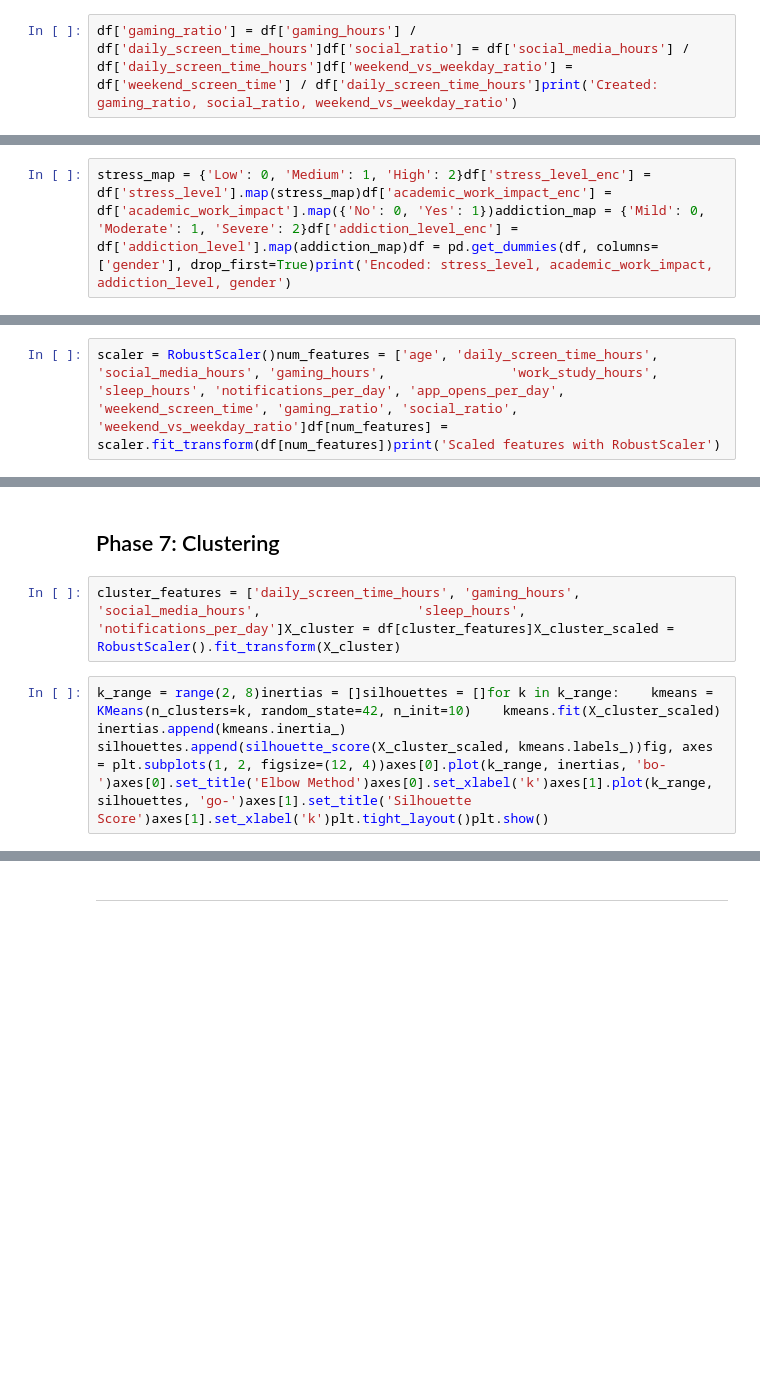
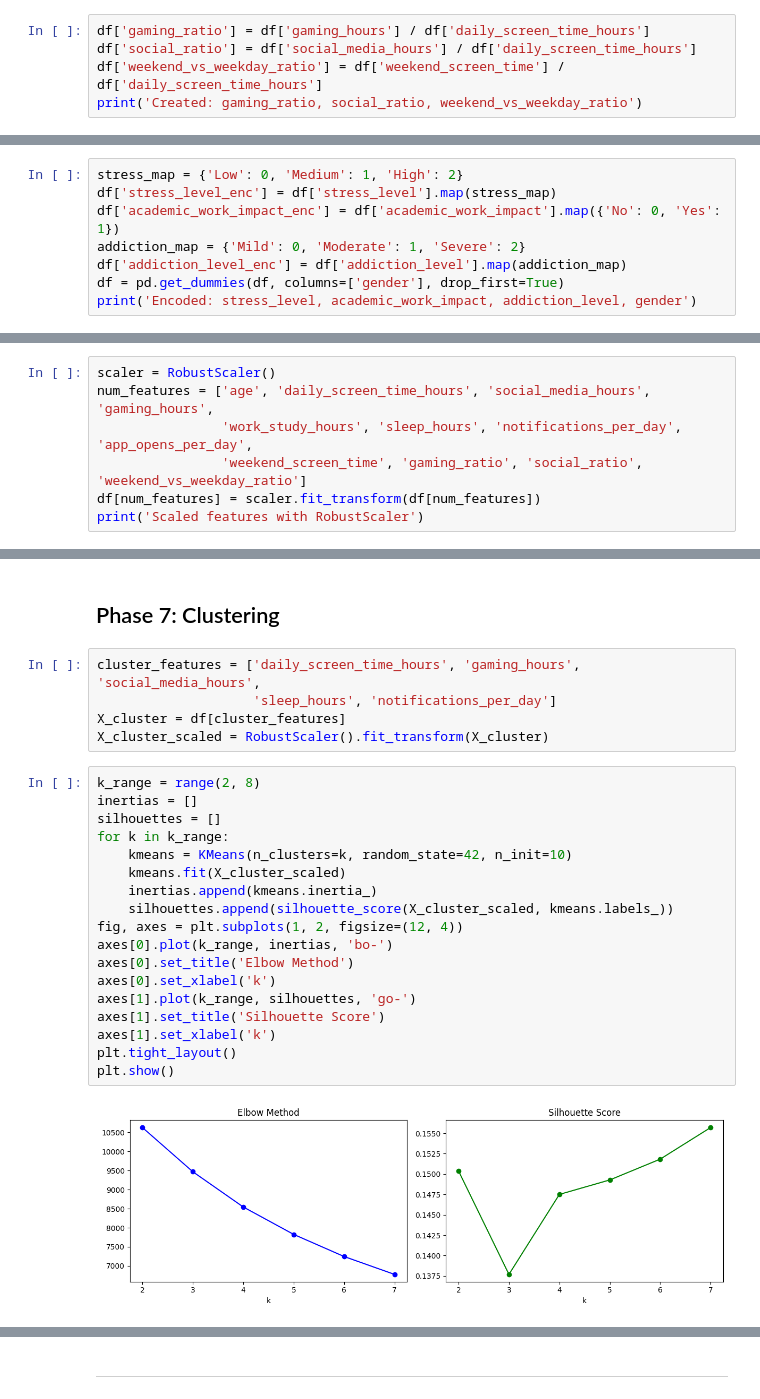
Before and after one commit to shamy-b/Smartphone-Addiction-Behavioral-Analysis, a Jupyter notebook: notebooks/analysis.ipynb, the cells around one changed output, grey strips where cells are left out. Cells and saved outputs as stored; diff of their text form; blank space fills up the shorter version.

```diff
--- a/notebooks/analysis.ipynb
+++ b/notebooks/analysis.ipynb
@@ -33,4 +119,7 @@ df.describe()
 # %% [markdown]
 ## Phase 4: Feature Engineering
 # %%
-df['gaming_ratio'] = df['gaming_hours'] / df['daily_screen_time_hours']df['social_ratio'] = df['social_media_hours'] / df['daily_screen_time_hours']df['weekend_vs_weekday_ratio'] = df['weekend_screen_time'] / df['daily_screen_time_hours']print('Created: gaming_ratio, social_ratio, weekend_vs_weekday_ratio')
+df['gaming_ratio'] = df['gaming_hours'] / df['daily_screen_time_hours']
+df['social_ratio'] = df['social_media_hours'] / df['daily_screen_time_hours']
+df['weekend_vs_weekday_ratio'] = df['weekend_screen_time'] / df['daily_screen_time_hours']
+print('Created: gaming_ratio, social_ratio, weekend_vs_weekday_ratio')
@@ -37,2 +128,8 @@ df['gaming_ratio'] = df['gaming_hours'] / df['daily_screen_time_hours']df['socia
 # %%
-stress_map = {'Low': 0, 'Medium': 1, 'High': 2}df['stress_level_enc'] = df['stress_level'].map(stress_map)df['academic_work_impact_enc'] = df['academic_work_impact'].map({'No': 0, 'Yes': 1})addiction_map = {'Mild': 0, 'Moderate': 1, 'Severe': 2}df['addiction_level_enc'] = df['addiction_level'].map(addiction_map)df = pd.get_dummies(df, columns=['gender'], drop_first=True)print('Encoded: stress_level, academic_work_impact, addiction_level, gender')
+stress_map = {'Low': 0, 'Medium': 1, 'High': 2}
+df['stress_level_enc'] = df['stress_level'].map(stress_map)
+df['academic_work_impact_enc'] = df['academic_work_impact'].map({'No': 0, 'Yes': 1})
+addiction_map = {'Mild': 0, 'Moderate': 1, 'Severe': 2}
+df['addiction_level_enc'] = df['addiction_level'].map(addiction_map)
+df = pd.get_dummies(df, columns=['gender'], drop_first=True)
+print('Encoded: stress_level, academic_work_impact, addiction_level, gender')
@@ -39,2 +138,7 @@ stress_map = {'Low': 0, 'Medium': 1, 'High': 2}df['stress_level_enc'] = df['stre
 # %%
-scaler = RobustScaler()num_features = ['age', 'daily_screen_time_hours', 'social_media_hours', 'gaming_hours',                'work_study_hours', 'sleep_hours', 'notifications_per_day', 'app_opens_per_day',                'weekend_screen_time', 'gaming_ratio', 'social_ratio', 'weekend_vs_weekday_ratio']df[num_features] = scaler.fit_transform(df[num_features])print('Scaled features with RobustScaler')
+scaler = RobustScaler()
+num_features = ['age', 'daily_screen_time_hours', 'social_media_hours', 'gaming_hours',
+                'work_study_hours', 'sleep_hours', 'notifications_per_day', 'app_opens_per_day',
+                'weekend_screen_time', 'gaming_ratio', 'social_ratio', 'weekend_vs_weekday_ratio']
+df[num_features] = scaler.fit_transform(df[num_features])
+print('Scaled features with RobustScaler')
@@ -61,7 +222,28 @@ plt.figure(figsize=(8, 6))sns.heatmap(confusion_matrix(y_test, y_pred), annot=Tr
 # %% [markdown]
 ## Phase 7: Clustering
 # %%
-cluster_features = ['daily_screen_time_hours', 'gaming_hours', 'social_media_hours',                    'sleep_hours', 'notifications_per_day']X_cluster = df[cluster_features]X_cluster_scaled = RobustScaler().fit_transform(X_cluster)
+cluster_features = ['daily_screen_time_hours', 'gaming_hours', 'social_media_hours',
+                    'sleep_hours', 'notifications_per_day']
+X_cluster = df[cluster_features]
+X_cluster_scaled = RobustScaler().fit_transform(X_cluster)
 # %%
-k_range = range(2, 8)inertias = []silhouettes = []for k in k_range:    kmeans = KMeans(n_clusters=k, random_state=42, n_init=10)    kmeans.fit(X_cluster_scaled)    inertias.append(kmeans.inertia_)    silhouettes.append(silhouette_score(X_cluster_scaled, kmeans.labels_))fig, axes = plt.subplots(1, 2, figsize=(12, 4))axes[0].plot(k_range, inertias, 'bo-')axes[0].set_title('Elbow Method')axes[0].set_xlabel('k')axes[1].plot(k_range, silhouettes, 'go-')axes[1].set_title('Silhouette Score')axes[1].set_xlabel('k')plt.tight_layout()plt.show()
+k_range = range(2, 8)
+inertias = []
+silhouettes = []
+for k in k_range:
+    kmeans = KMeans(n_clusters=k, random_state=42, n_init=10)
+    kmeans.fit(X_cluster_scaled)
+    inertias.append(kmeans.inertia_)
+    silhouettes.append(silhouette_score(X_cluster_scaled, kmeans.labels_))
+fig, axes = plt.subplots(1, 2, figsize=(12, 4))
+axes[0].plot(k_range, inertias, 'bo-')
+axes[0].set_title('Elbow Method')
+axes[0].set_xlabel('k')
+axes[1].plot(k_range, silhouettes, 'go-')
+axes[1].set_title('Silhouette Score')
+axes[1].set_xlabel('k')
+plt.tight_layout()
+plt.show()
+# %% [output]
+[figure, added]
 # %%
```
Also changed, not shown: parts of 18 cells of this notebook.
